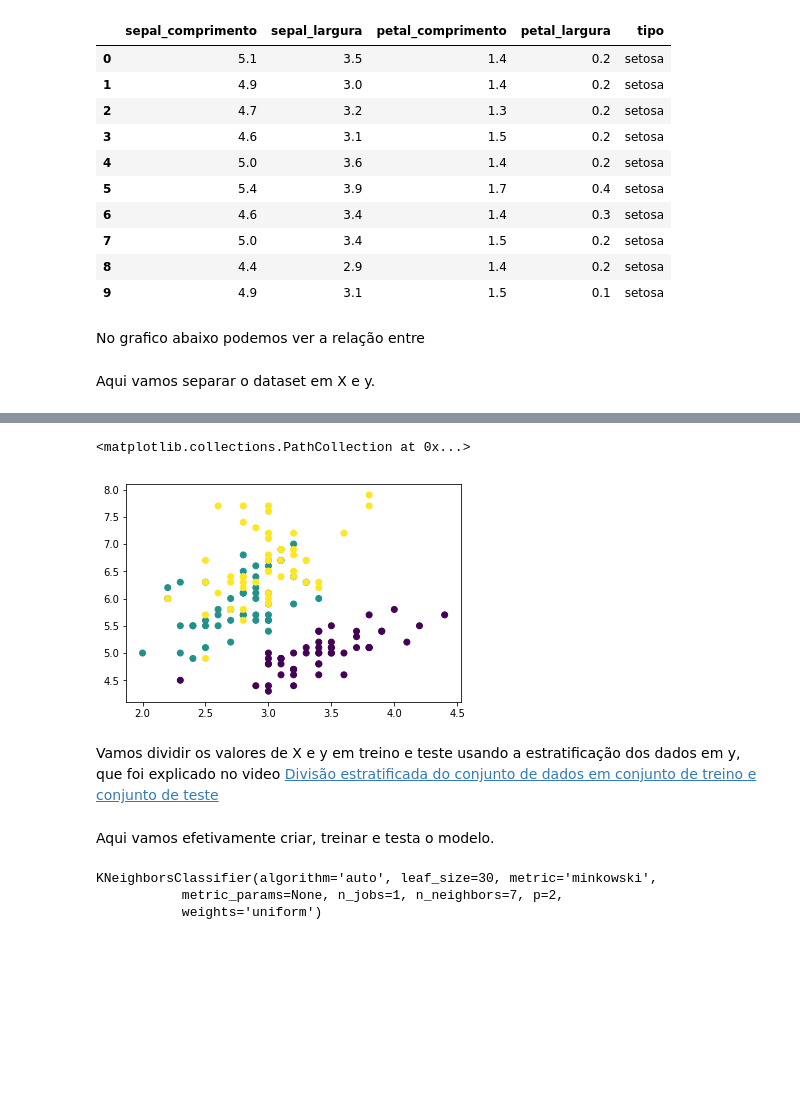
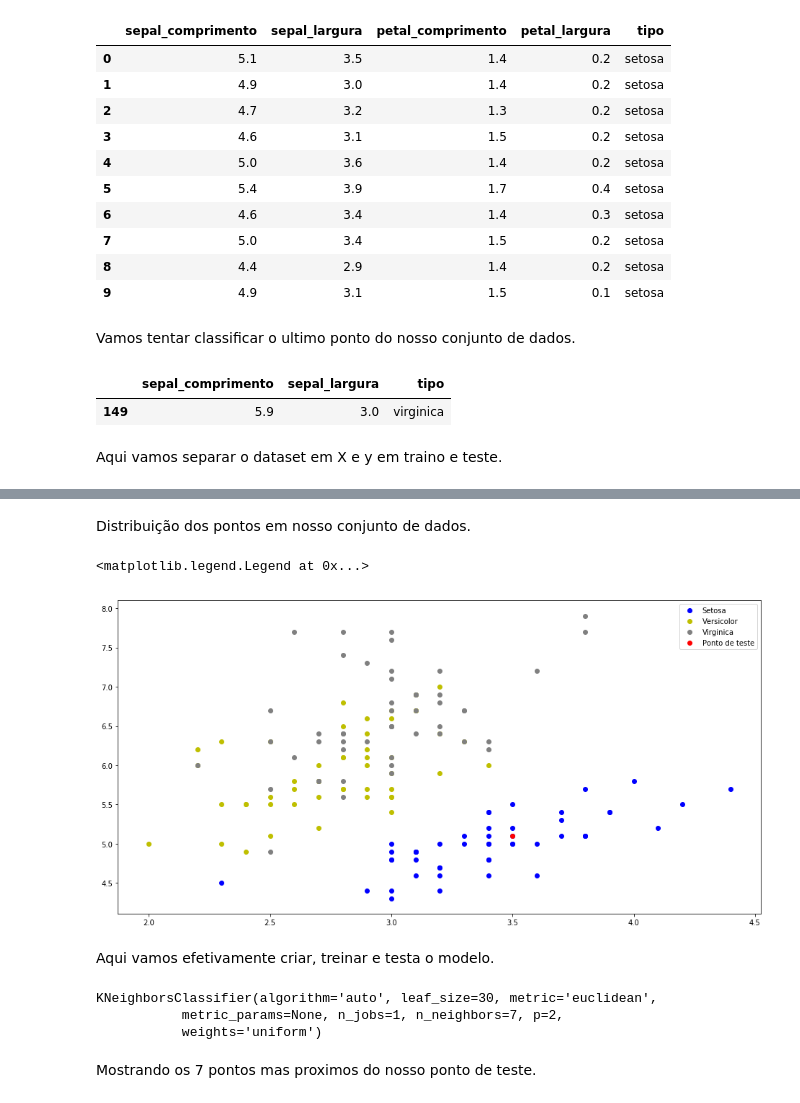
Before and after one commit to ciencia-de-dados-pratica/praticas, a Jupyter notebook: KNN.ipynb, the cells around one changed output, grey strips where cells are left out. Drawn from its saved outputs; the diff is of its cells as text; code cells hidden in the pictures; blank space fills up the shorter version.

```diff
--- a/KNN.ipynb
+++ b/KNN.ipynb
@@ -32,29 +32,42 @@ dataset.head(10)
 | 7 | 5.0 | 3.4 | 1.5 | 0.2 | setosa |
 | 8 | 4.4 | 2.9 | 1.4 | 0.2 | setosa |
 | 9 | 4.9 | 3.1 | 1.5 | 0.1 | setosa |
-# %% [markdown]
-No grafico abaixo podemos ver a relação entre
+# %%
+dataset = dataset.drop(['petal_comprimento','petal_largura'], axis=1)
+# %% [markdown]
+Vamos tentar classificar o ultimo ponto do nosso conjunto de dados.
+# %%
+dataset.tail(1)
+# %% [output]
+|  | sepal_comprimento | sepal_largura | tipo |
+| 149 | 5.9 | 3.0 | virginica |
 # %% [markdown]
-Aqui vamos separar o dataset em X e y.
+Aqui vamos separar o dataset em X e y em traino e teste.
 # %%
-X = dataset.values[:,:-1]
-y = dataset.values[:,-1]
+X_train = dataset.values[1:,:-1]
+y_train = dataset.values[1:,-1]
+# %%
+X_test = dataset.values[0][:-1]
+y_test = dataset.values[0][-1]
 # %% [markdown]
 Abaixo podemos ver um gráfico com a separação de cada rótulo a partir das características sepal largura e sepal comprimento, caso uma nova amostra entre no conjunto de dados será calculado em base nos dados já existentes a distancia entre esse novo dado e os dados no conjunto, pegar os valores k mais próximos a ele e a partir deles, analisando aquele dado que mais se repetem na amostra de K's.
 
 
 Gif com os passos do KNN: https://drive.google.com/open?id=1dra3Y9uD3wzTD5Uq1CTEn1FOqBNmQD7I
 ![](https://drive.google.com/uc?id=1dra3Y9uD3wzTD5Uq1CTEn1FOqBNmQD7I)
-# %%
-y_map = {label: idx for idx, label in enumerate(np.unique(dataset['tipo']))}
-plt.scatter(dataset['sepal_largura'], dataset['sepal_comprimento'], c=dataset['tipo'].map(y_map))
-# %% [output]
-<matplotlib.collections.PathCollection at 0x...>
-[figure, removed]
-# %% [markdown]
-Vamos dividir os valores de X e y em treino e teste usando a estratificação dos dados em y, que foi explicado no video [Divisão estratificada do conjunto de dados em conjunto de treino e conjunto de teste](https://www.youtube.com/watch?v=YAtWvpMhQMU)
-# %%
-X_train, X_test, y_train, y_test = train_test_split(X, y, test_size=0.4, stratify=y, random_state=3)
+# %% [markdown]
+Distribuição dos pontos em nosso conjunto de dados.
+# %%
+plt.figure(figsize=(16,8))
+y_map = {label: idx for idx, label in enumerate(np.unique(dataset['tipo']))}
+plt.scatter(X_train[y_train == 'setosa' , 1], X_train[y_train == 'setosa', 0], c='b', label='Setosa')
+plt.scatter(X_train[y_train == 'versicolor' , 1], X_train[y_train == 'versicolor', 0], c='y', label='Versicolor')
+plt.scatter(X_train[y_train == 'virginica' , 1], X_train[y_train == 'virginica', 0], c='Gray', label='Virginica')
+plt.scatter(X_test[1], X_test[0], c='r', label='Ponto de teste')
+plt.legend()
+# %% [output]
+<matplotlib.legend.Legend at 0x...>
+[figure, added]
 # %% [markdown]
 Aqui vamos efetivamente criar, treinar e testa o modelo.
 # %%
@@ -62,6 +75,8 @@ model = KNeighborsClassifier(n_neighbors=7, metric='euclidean')
 # %%
 model.fit(X_train, y_train)
 # %% [output]
-KNeighborsClassifier(algorithm='auto', leaf_size=30, metric='minkowski',
+KNeighborsClassifier(algorithm='auto', leaf_size=30, metric='euclidean',
            metric_params=None, n_jobs=1, n_neighbors=7, p=2,
            weights='uniform')
+# %% [markdown]
+Mostrando os 7 pontos mas proximos do nosso ponto de teste.
```
Also changed, not shown: parts of 6 cells of this notebook.
